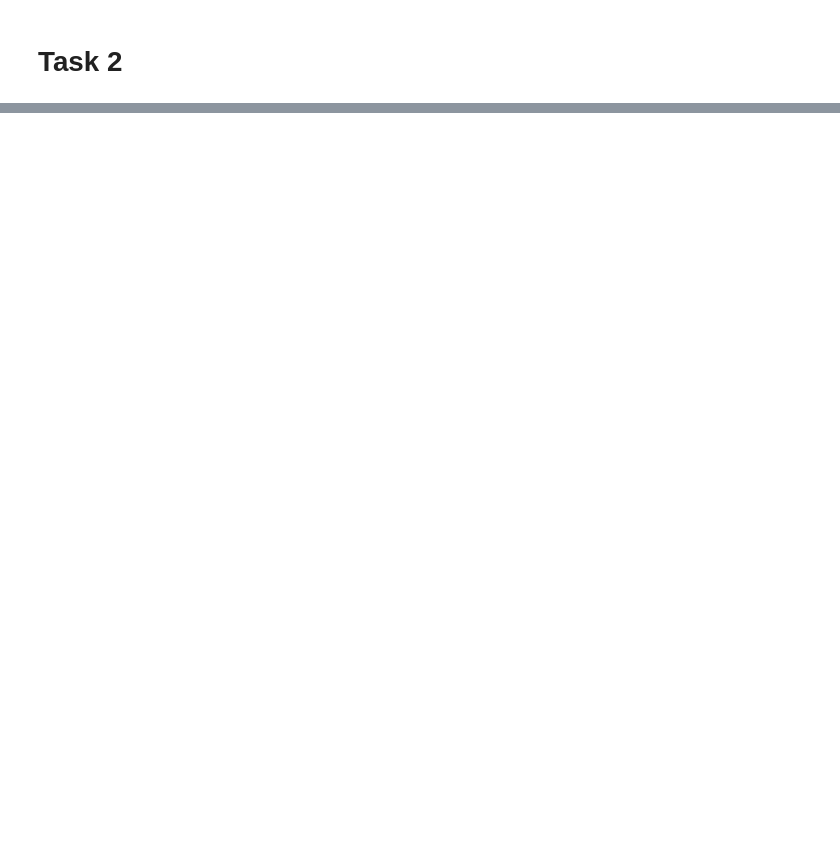
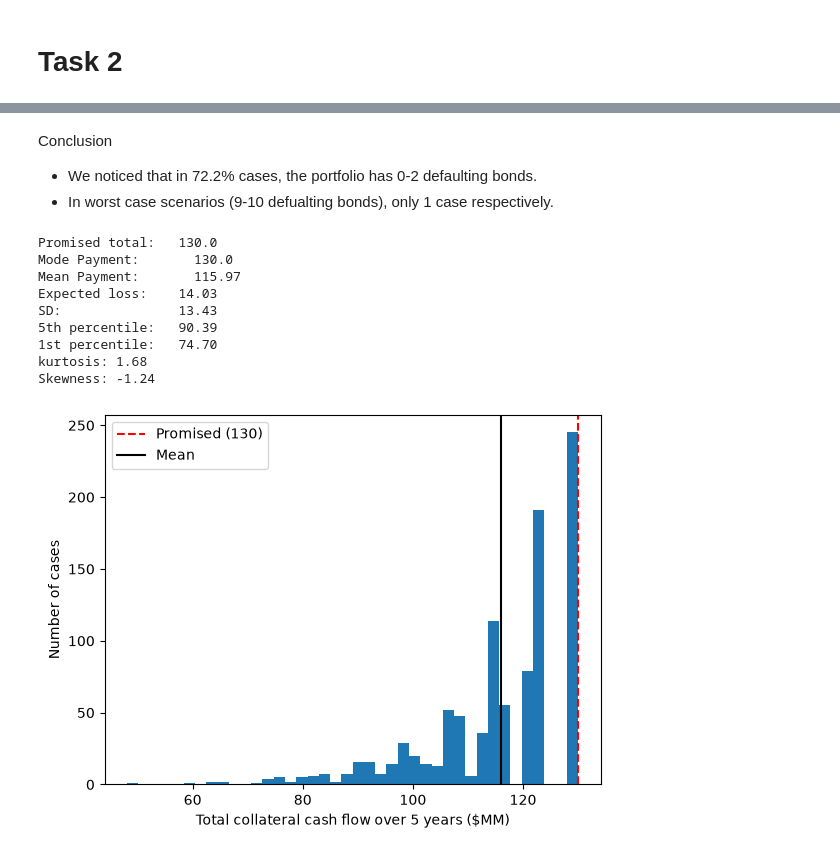
Before and after one commit to BinnySingla/Credit-Default-Swap-Structured-Finance, a Jupyter notebook: notebooks/Credit Default Swap Risk Analysis.ipynb, the cells around one changed output, grey strips where cells are left out. Drawn from its saved outputs; the diff is of its cells as text; code cells hidden in the pictures; blank space fills up the shorter version.

```diff
--- a/notebooks/Credit Default Swap Risk Analysis.ipynb
+++ b/notebooks/Credit Default Swap Risk Analysis.ipynb
@@ -501,0 +713,37 @@ All within 3 SE: True
+# %% [markdown]
+Conclusion
+- We noticed that in 72.2% cases, the portfolio has 0-2 defaulting bonds.
+- In worst case scenarios (9-10 defualting bonds), only 1 case respectively.
+# %%
+# Total cash flow over 5 years
+total_cf = port_cf.sum(axis=1)          # one total per case, shape (1000,)
+promised_total = 19 * 1.5 + 101.5       # 130
+
+print(f"Promised total:   {promised_total:.1f}")
+print(f"Mode Payment:       {pd.Series(total_cf).round(4).mode().iloc[0]:.1f}")
+print(f"Mean Payment:       {total_cf.mean():.2f}")
+print(f"Expected loss:    {promised_total - total_cf.mean():.2f}")
+print(f"SD:               {total_cf.std():.2f}")
+print(f"5th percentile:   {np.percentile(total_cf, 5):.2f}")
+print(f"1st percentile:   {np.percentile(total_cf, 1):.2f}")
+print(f"kurtosis: {pd.Series(total_cf).kurtosis():.2f}")
+print(f"Skewness: {pd.Series(total_cf).skew():.2f}")
+
+plt.hist(total_cf, bins=40)
+plt.axvline(promised_total, color="red", linestyle="--", label="Promised (130)")
+plt.axvline(total_cf.mean(), color="black", label="Mean")
+plt.xlabel("Total collateral cash flow over 5 years ($MM)")
+plt.ylabel("Number of cases")
+plt.legend()
+plt.show()
+# %% [output]
+Promised total:   130.0
+Mode Payment:       130.0
+Mean Payment:       115.97
+Expected loss:    14.03
+SD:               13.43
+5th percentile:   90.39
+1st percentile:   74.70
+kurtosis: 1.68
+Skewness: -1.24
+[figure, added]
```
Also changed, not shown: parts of 25 cells of this notebook, 2 other files.
